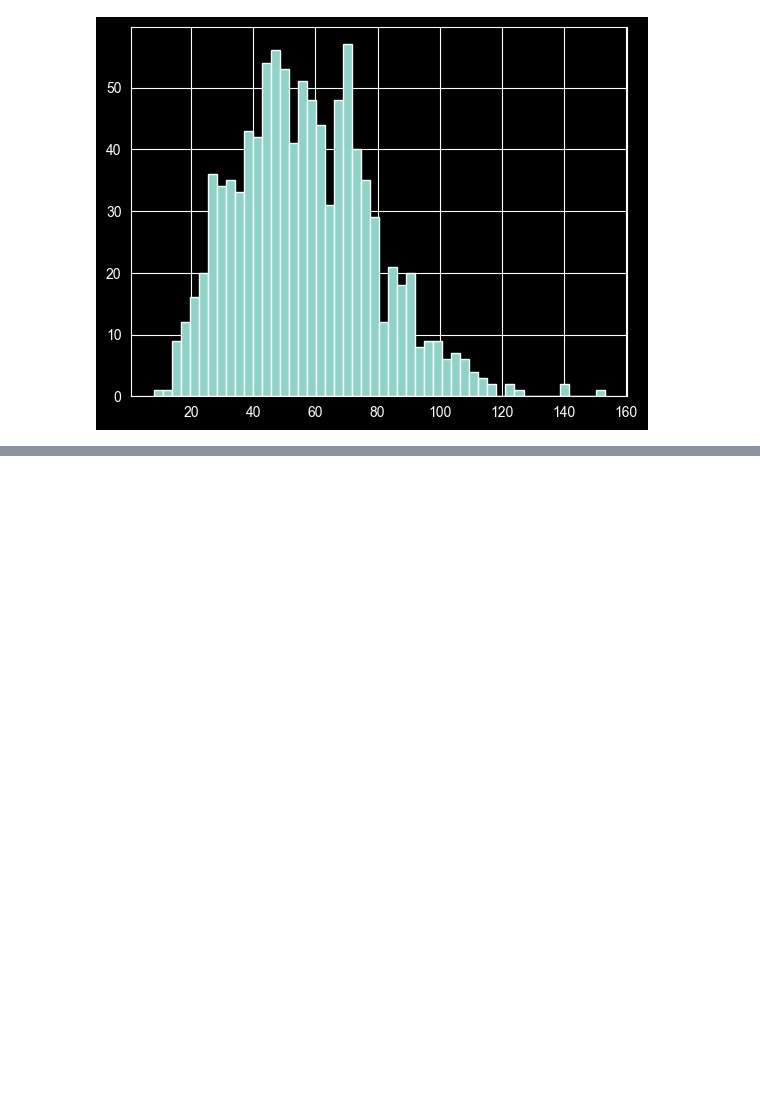
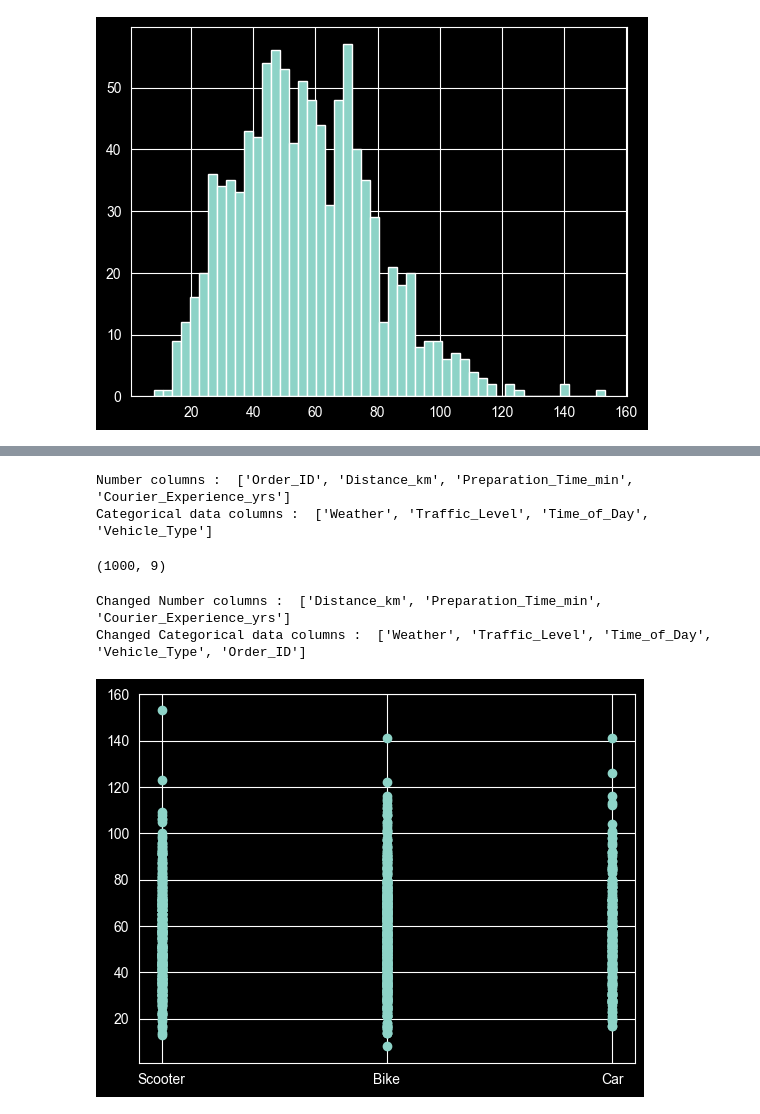
Before and after one commit to ashwinnm13/ml-tabular-delivery-time, a Jupyter notebook: notebooks/01_eda.ipynb, the cells around one changed output, grey strips where cells are left out. Cells and saved outputs as stored; diff of their text form; code cells hidden in the pictures; blank space fills up the shorter version.

Commit message:
Next level of Exploratory Data Analysis

```diff
--- a/notebooks/01_eda.ipynb
+++ b/notebooks/01_eda.ipynb
@@ -81,0 +168,31 @@ food_delivery_time_data[target_col].hist(bins=50)
+# %%
+# Numerical data vs Categorical data
+import numpy as np
+
+target_data = "Delivery_Time_min"
+features = [c for c in food_delivery_time_data.columns if c != target_data]
+# %%
+#Numerical Data columns
+num_col = food_delivery_time_data[features].select_dtypes(include = np.number).columns.tolist()
+print("Number columns : ",num_col)
+#Categorical Data Columns
+cat_col = food_delivery_time_data[features].select_dtypes(exclude = np.number).columns.tolist()
+print("Categorical data columns : ",cat_col)
+
+food_delivery_time_data.shape
+# %% [output]
+Number columns :  ['Order_ID', 'Distance_km', 'Preparation_Time_min', 'Courier_Experience_yrs']
+Categorical data columns :  ['Weather', 'Traffic_Level', 'Time_of_Day', 'Vehicle_Type']
+(1000, 9)
+# %%
+id_like = ["Order_ID"]
+for c in id_like:
+    if c in num_col:
+        num_col.remove(c)
+        cat_col.append(c)
+
+print("Changed Number columns : ",num_col)
+print("Changed Categorical data columns : ",cat_col)
+# %% [output]
+Changed Number columns :  ['Distance_km', 'Preparation_Time_min', 'Courier_Experience_yrs']
+Changed Categorical data columns :  ['Weather', 'Traffic_Level', 'Time_of_Day', 'Vehicle_Type', 'Order_ID']
@@ -81,0 +204,5 @@ food_delivery_time_data[target_col].hist(bins=50)
+# %%
+plt.scatter(x="Vehicle_Type" , y=target_data, data=food_delivery_time_data)
+plt.show()
+# %% [output]
+[figure, added]
```
Also changed, not shown: parts of 14 cells of this notebook.
